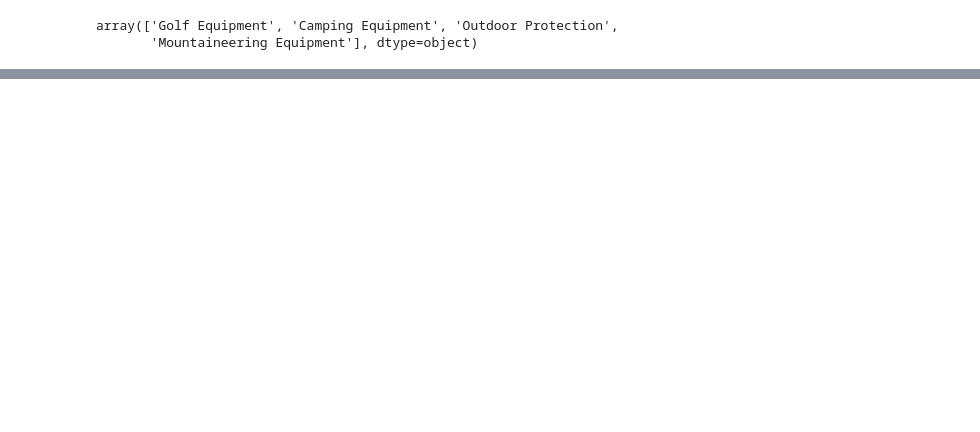
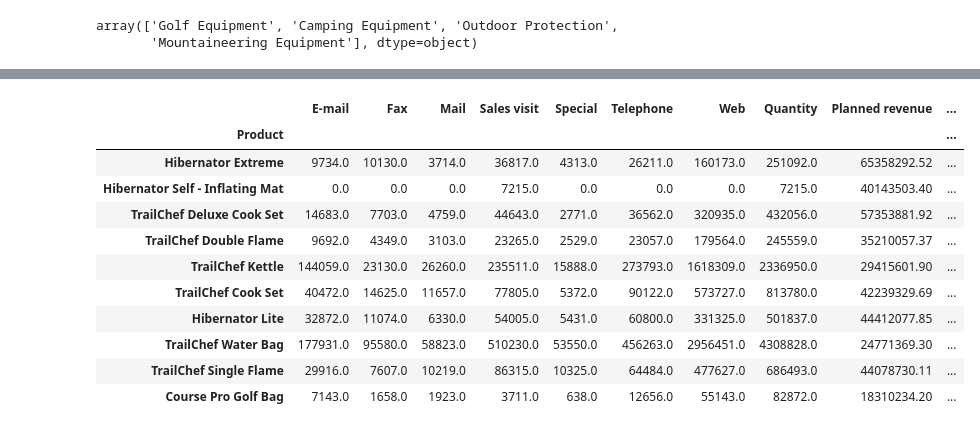
Before and after one commit to thejosec01/Sales_data, a Jupyter notebook: One.ipynb, the cells around one changed output, grey strips where cells are left out. Saved outputs shown, nothing was run; the diff lists cells and outputs as text; code cells hidden in the pictures; blank space fills up the shorter version.

```diff
--- a/One.ipynb
+++ b/One.ipynb
@@ -67,0 +237,16 @@ Name: Revenue, dtype: float64
+# %%
+#ten most proiftable
+full_pr_df.sort_values('Gross profit', ascending=False).head(10)
+# %% [output]
+|  | E-mail | Fax | Mail | Sales visit | Special | Telephone | Web | Quantity | Planned revenue | ... |
+| Product |  |  |  |  |  |  |  |  |  | ... |
+| Hibernator Extreme | 9734.0 | 10130.0 | 3714.0 | 36817.0 | 4313.0 | 26211.0 | 160173.0 | 251092.0 | 65358292.52 | ... |
+| Hibernator Self - Inflating Mat | 0.0 | 0.0 | 0.0 | 7215.0 | 0.0 | 0.0 | 0.0 | 7215.0 | 40143503.40 | ... |
+| TrailChef Deluxe Cook Set | 14683.0 | 7703.0 | 4759.0 | 44643.0 | 2771.0 | 36562.0 | 320935.0 | 432056.0 | 57353881.92 | ... |
+| TrailChef Double Flame | 9692.0 | 4349.0 | 3103.0 | 23265.0 | 2529.0 | 23057.0 | 179564.0 | 245559.0 | 35210057.37 | ... |
+| TrailChef Kettle | 144059.0 | 23130.0 | 26260.0 | 235511.0 | 15888.0 | 273793.0 | 1618309.0 | 2336950.0 | 29415601.90 | ... |
+| TrailChef Cook Set | 40472.0 | 14625.0 | 11657.0 | 77805.0 | 5372.0 | 90122.0 | 573727.0 | 813780.0 | 42239329.69 | ... |
+| Hibernator Lite | 32872.0 | 11074.0 | 6330.0 | 54005.0 | 5431.0 | 60800.0 | 331325.0 | 501837.0 | 44412077.85 | ... |
+| TrailChef Water Bag | 177931.0 | 95580.0 | 58823.0 | 510230.0 | 53550.0 | 456263.0 | 2956451.0 | 4308828.0 | 24771369.30 | ... |
+| TrailChef Single Flame | 29916.0 | 7607.0 | 10219.0 | 86315.0 | 10325.0 | 64484.0 | 477627.0 | 686493.0 | 44078730.11 | ... |
+| Course Pro Golf Bag | 7143.0 | 1658.0 | 1923.0 | 3711.0 | 638.0 | 12656.0 | 55143.0 | 82872.0 | 18310234.20 | ... |
```
Also changed, not shown: parts of 25 cells of this notebook.
